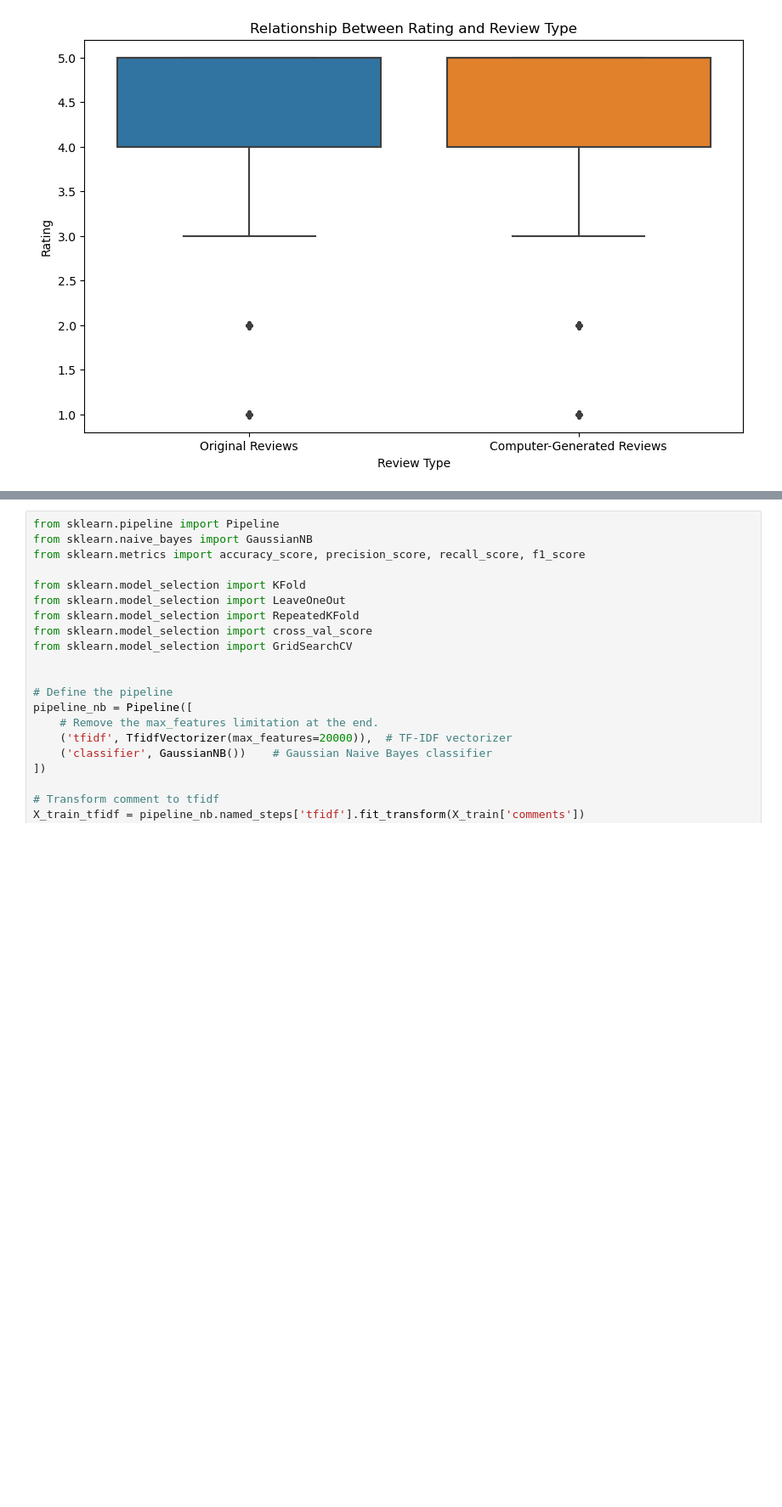
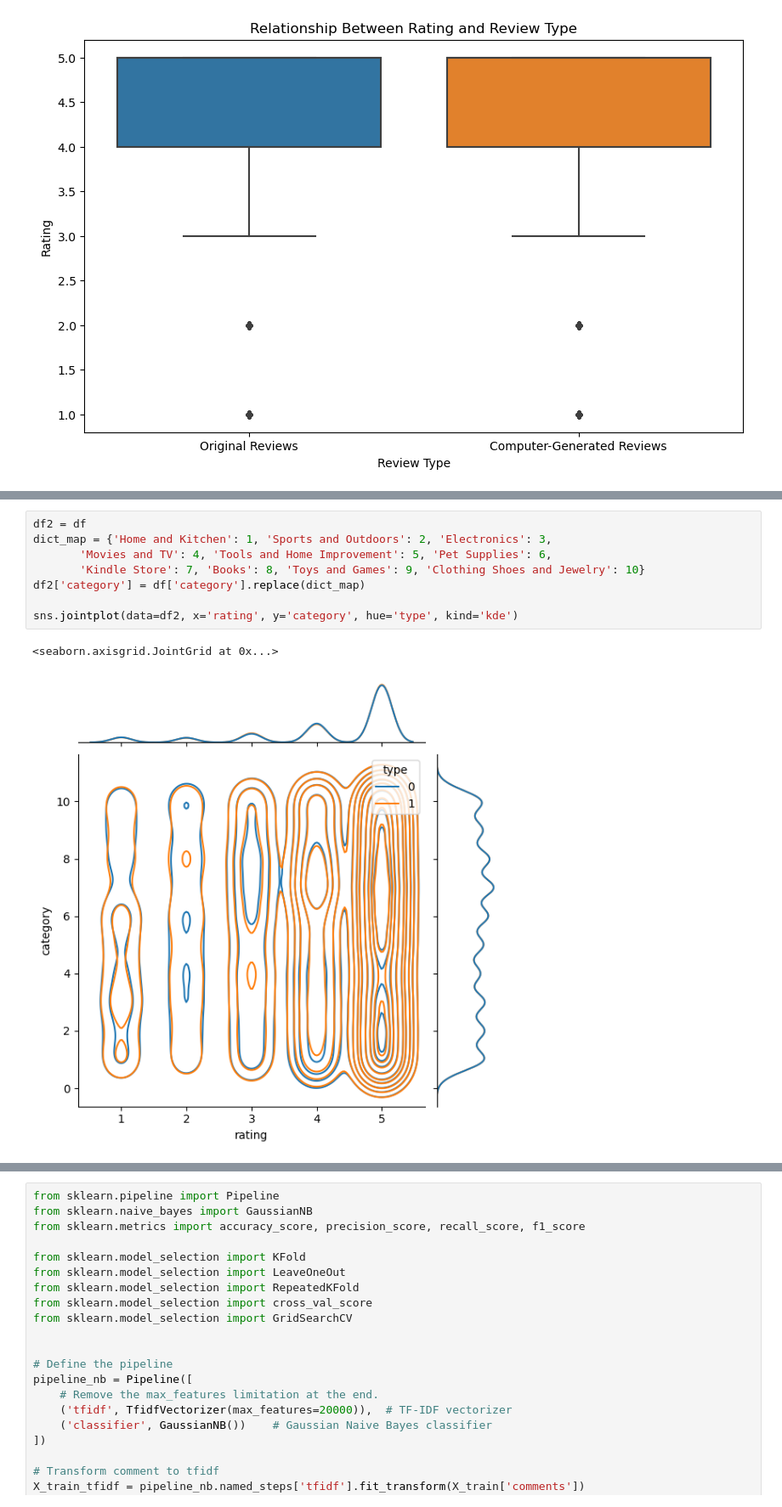
Before and after one commit to chris0517/FraudReviewDetection, a Jupyter notebook: final.ipynb, the cells around one changed output, grey strips where cells are left out. Shown: that part at 85% size. Drawn from its saved outputs; the diff is of its cells as text; blank space fills up the shorter version.

```diff
--- a/final.ipynb
+++ b/final.ipynb
@@ -164,3 +171,14 @@ dtype: int64
+# %%
+df2 = df
+dict_map = {'Home and Kitchen': 1, 'Sports and Outdoors': 2, 'Electronics': 3,
+       'Movies and TV': 4, 'Tools and Home Improvement': 5, 'Pet Supplies': 6,
+       'Kindle Store': 7, 'Books': 8, 'Toys and Games': 9, 'Clothing Shoes and Jewelry': 10}
+df2['category'] = df['category'].replace(dict_map)
+
+sns.jointplot(data=df2, x='rating', y='category', hue='type', kind='kde')
+# %% [output]
+<seaborn.axisgrid.JointGrid at 0x...>
+[figure, added]
 # %%
 
 target_var  = 'type'
```
Also changed, not shown: parts of 13 cells of this notebook.
